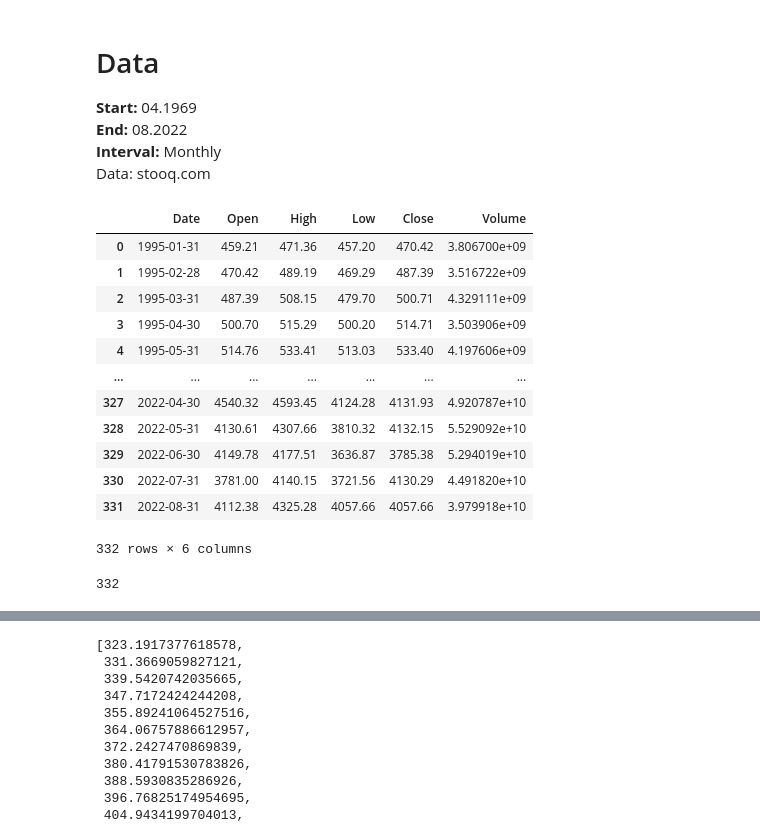
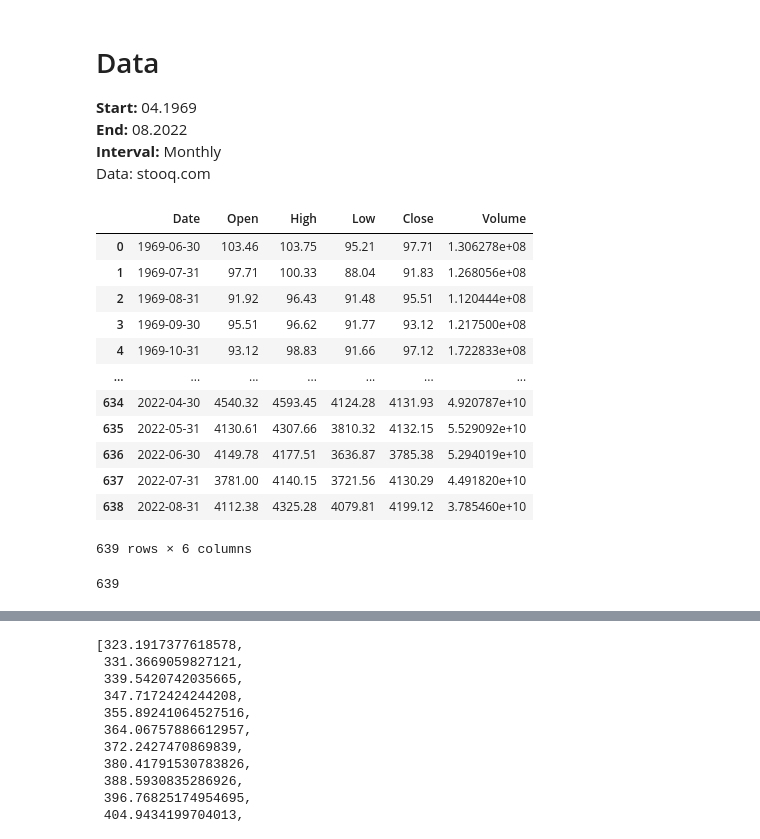
Before and after one commit to a1eaiactaest/notebooks, a Jupyter notebook: regression.ipynb, the cells around one changed output, grey strips where cells are left out. Drawn from its saved outputs; the diff is of its cells as text; code cells hidden in the pictures.

```diff
--- a/regression.ipynb
+++ b/regression.ipynb
@@ -19,27 +19,27 @@ Populating the interactive namespace from numpy and matplotlib
 **Interval:** Monthly
 Data: stooq.com
 # %%
-csv = pd.read_csv('data/spx_m_27y.csv')
+csv = pd.read_csv('data/spx_m_50y.csv')
 df = csv
 df
 # %% [output]
 |  | Date | Open | High | Low | Close | Volume |
-| 0 | 1995-01-31 | 459.21 | 471.36 | 457.20 | 470.42 | 3.806700e+09 |
-| 1 | 1995-02-28 | 470.42 | 489.19 | 469.29 | 487.39 | 3.516722e+09 |
-| 2 | 1995-03-31 | 487.39 | 508.15 | 479.70 | 500.71 | 4.329111e+09 |
-| 3 | 1995-04-30 | 500.70 | 515.29 | 500.20 | 514.71 | 3.503906e+09 |
-| 4 | 1995-05-31 | 514.76 | 533.41 | 513.03 | 533.40 | 4.197606e+09 |
+| 0 | 1969-06-30 | 103.46 | 103.75 | 95.21 | 97.71 | 1.306278e+08 |
+| 1 | 1969-07-31 | 97.71 | 100.33 | 88.04 | 91.83 | 1.268056e+08 |
+| 2 | 1969-08-31 | 91.92 | 96.43 | 91.48 | 95.51 | 1.120444e+08 |
+| 3 | 1969-09-30 | 95.51 | 96.62 | 91.77 | 93.12 | 1.217500e+08 |
+| 4 | 1969-10-31 | 93.12 | 98.83 | 91.66 | 97.12 | 1.722833e+08 |
 | ... | ... | ... | ... | ... | ... | ... |
-| 327 | 2022-04-30 | 4540.32 | 4593.45 | 4124.28 | 4131.93 | 4.920787e+10 |
-| 328 | 2022-05-31 | 4130.61 | 4307.66 | 3810.32 | 4132.15 | 5.529092e+10 |
-| 329 | 2022-06-30 | 4149.78 | 4177.51 | 3636.87 | 3785.38 | 5.294019e+10 |
-| 330 | 2022-07-31 | 3781.00 | 4140.15 | 3721.56 | 4130.29 | 4.491820e+10 |
-| 331 | 2022-08-31 | 4112.38 | 4325.28 | 4057.66 | 4057.66 | 3.979918e+10 |
+| 634 | 2022-04-30 | 4540.32 | 4593.45 | 4124.28 | 4131.93 | 4.920787e+10 |
+| 635 | 2022-05-31 | 4130.61 | 4307.66 | 3810.32 | 4132.15 | 5.529092e+10 |
+| 636 | 2022-06-30 | 4149.78 | 4177.51 | 3636.87 | 3785.38 | 5.294019e+10 |
+| 637 | 2022-07-31 | 3781.00 | 4140.15 | 3721.56 | 4130.29 | 4.491820e+10 |
+| 638 | 2022-08-31 | 4112.38 | 4325.28 | 4079.81 | 4199.12 | 3.785460e+10 |
-332 rows × 6 columns
+639 rows × 6 columns
 # %%
 len(csv)
 # %% [output]
-332
+639
 # %%
 # common/lib.py:least_squares(X: List[Union[int,float]], Y: List[Union[int, float]]) -> Tuple[list, float, float]
 from common import least_squares
```
Also changed, not shown: parts of 4 cells of this notebook, 1 other file.
